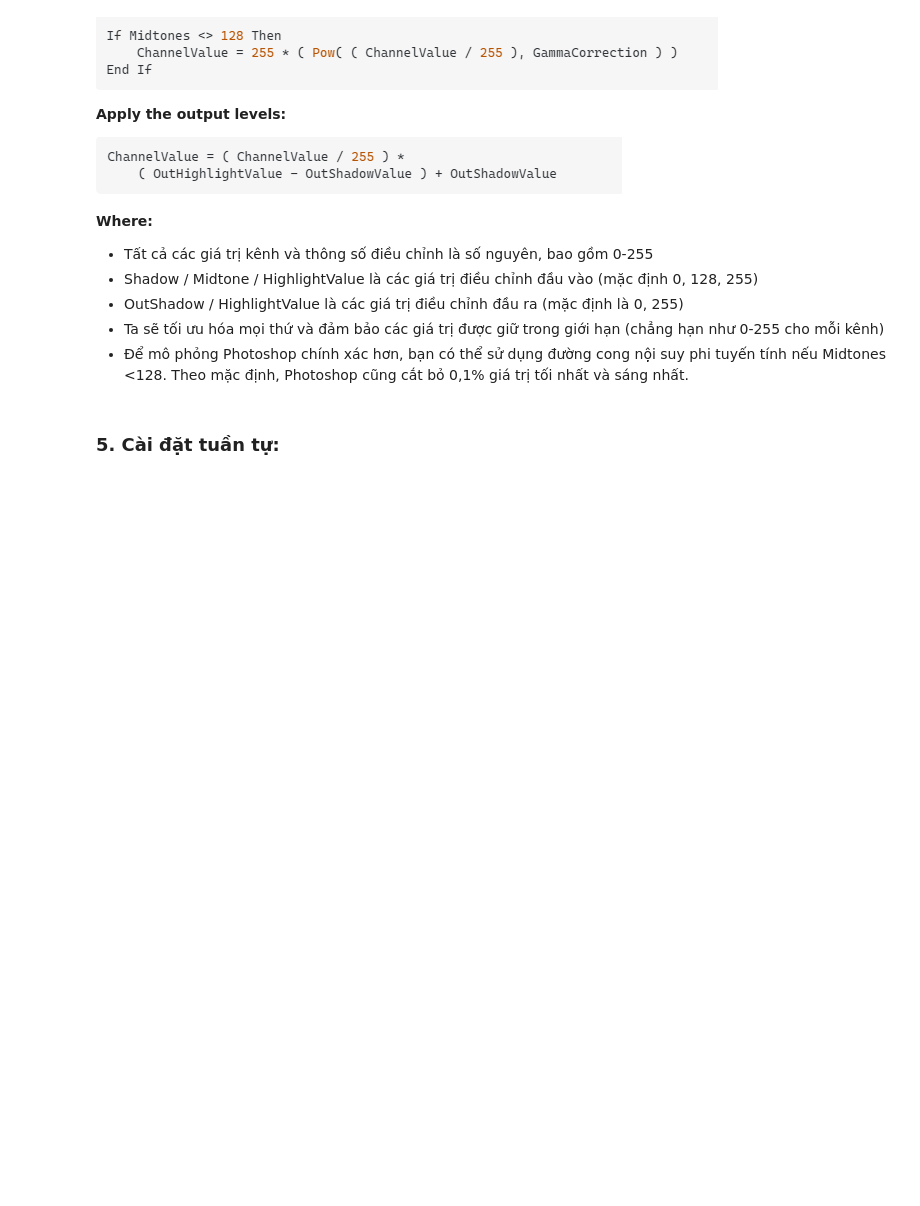
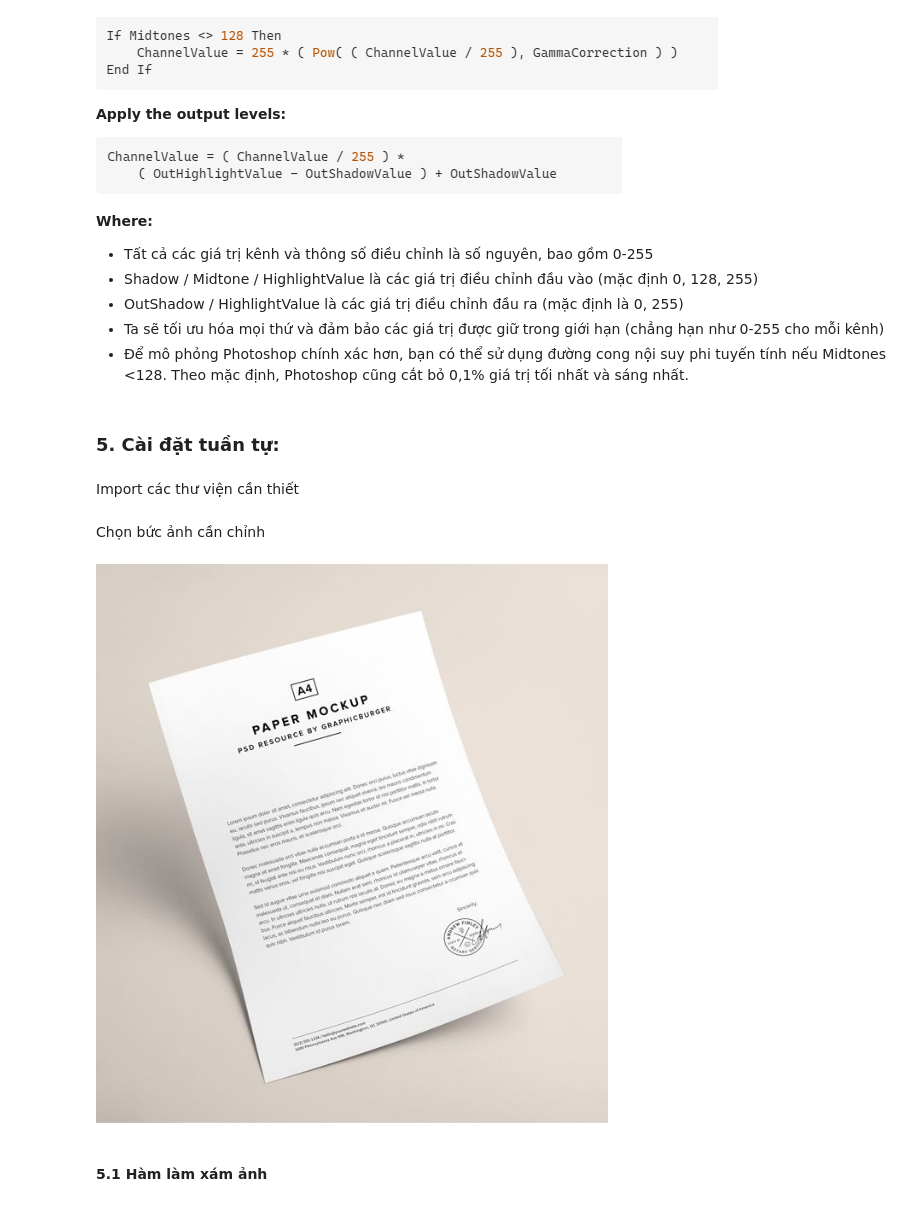
Before and after one commit to huukhoa2112/LTSSUD, a Jupyter notebook: enhancing_image.ipynb, the cells around one changed output. Drawn from its saved outputs; the diff is of its cells as text; code cells hidden in the pictures; blank space fills up the shorter version.

```diff
--- a/enhancing_image.ipynb
+++ b/enhancing_image.ipynb
@@ -170,3 +173,5 @@ Mục tiêu của bước này này là lấy ra được viền của ảnh đ
 * Để mô phỏng Photoshop chính xác hơn, bạn có thể sử dụng đường cong nội suy phi tuyến tính nếu Midtones <128. Theo mặc định, Photoshop cũng cắt bỏ 0,1% giá trị tối nhất và sáng nhất.
 # %% [markdown]
 ### 5. Cài đặt tuần tự:
+# %% [markdown]
+Import các thư viện cần thiết
@@ -172,0 +199,10 @@ Mục tiêu của bước này này là lấy ra được viền của ảnh đ
+# %% [markdown]
+Chọn bức ảnh cần chỉnh
+# %%
+img_path = 'test.jpg'
+img = np.asarray(Image.open(img_path))
+Image.open(img_path)
+# %% [output]
+[figure, added]
+# %% [markdown]
+#### 5.1 Hàm làm xám ảnh
```
Also changed, not shown: parts of 31 cells of this notebook.
